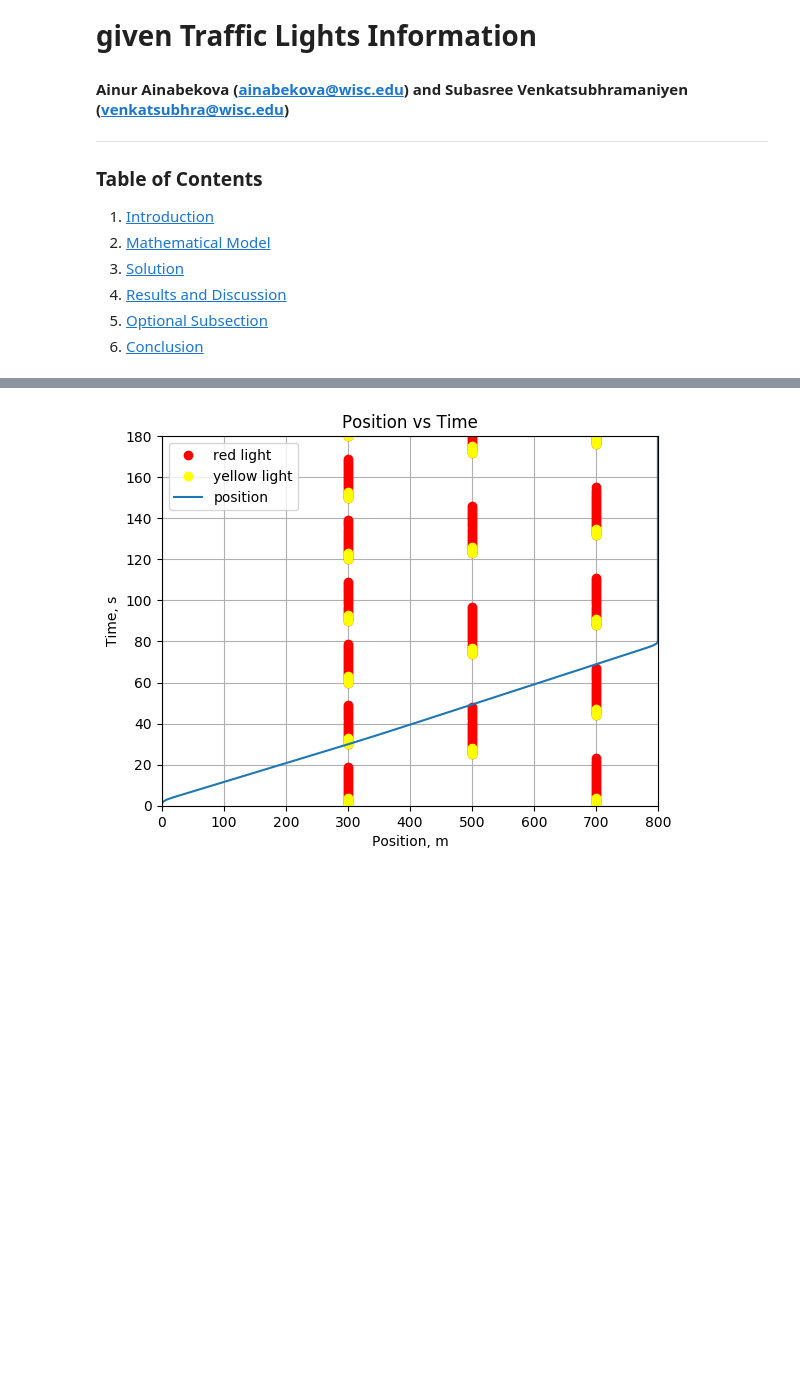
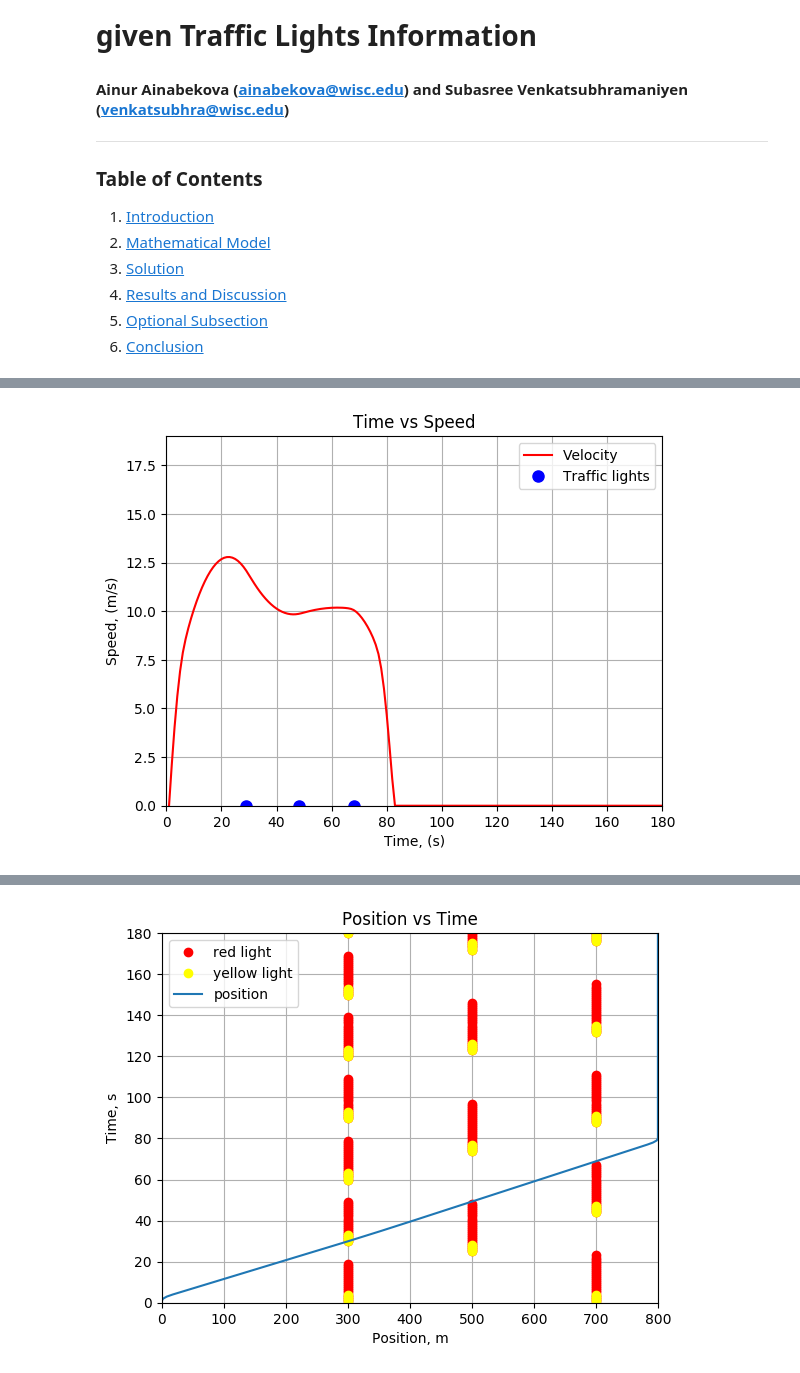
Before and after one commit to snowdj/CS524_Project, a Jupyter notebook: project_report.ipynb, the cells around one changed output, grey strips where cells are left out. Saved outputs shown, nothing was run; the diff lists cells and outputs as text; code cells hidden in the pictures; blank space fills up the shorter version.

```diff
--- a/project_report.ipynb
+++ b/project_report.ipynb
@@ -422,0 +558,25 @@ legend();
+# %%
+# Plot of the Time vs Speed, Blue dots indicate the time when vehicle is near traffic light
+using PyPlot
+t = [1:T;]
+grid("on")
+ylim(0,max_v)
+xlim(0,T)
+plot(t, vopt, label="Velocity", "r")
+
+time_at_light = zeros(n_lights)
+for j = 1:n_lights
+    for i=1:T
+        if traf_pos[j]-max_v <= xopt[i] <= traf_pos[j] + max_v
+            time_at_light[j] = i
+            break
+        end
+    end
+end
+plot(time_at_light, zeros(n_lights), "bo", markersize=8, label="Traffic lights")
+xlabel("Time, (s)")
+ylabel("Speed, (m/s)")
+title("Time vs Speed")
+legend();
+# %% [output]
+[figure, added]
```
Also changed, not shown: parts of 28 cells of this notebook.
